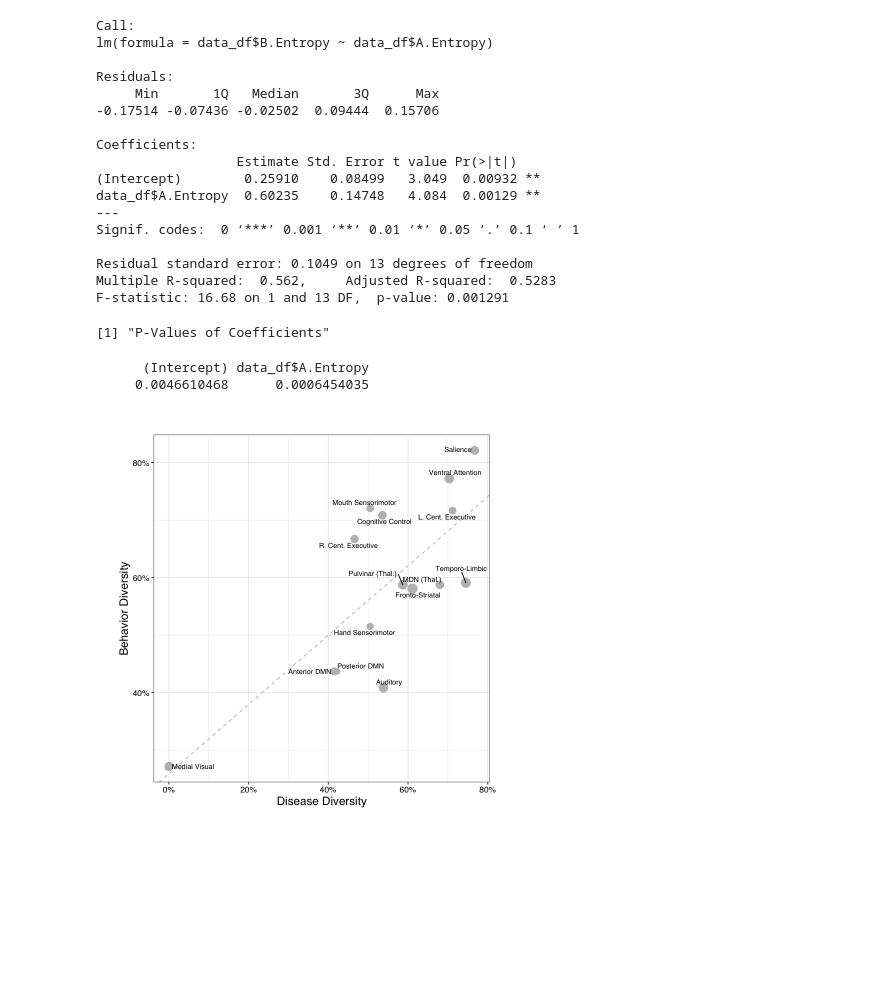
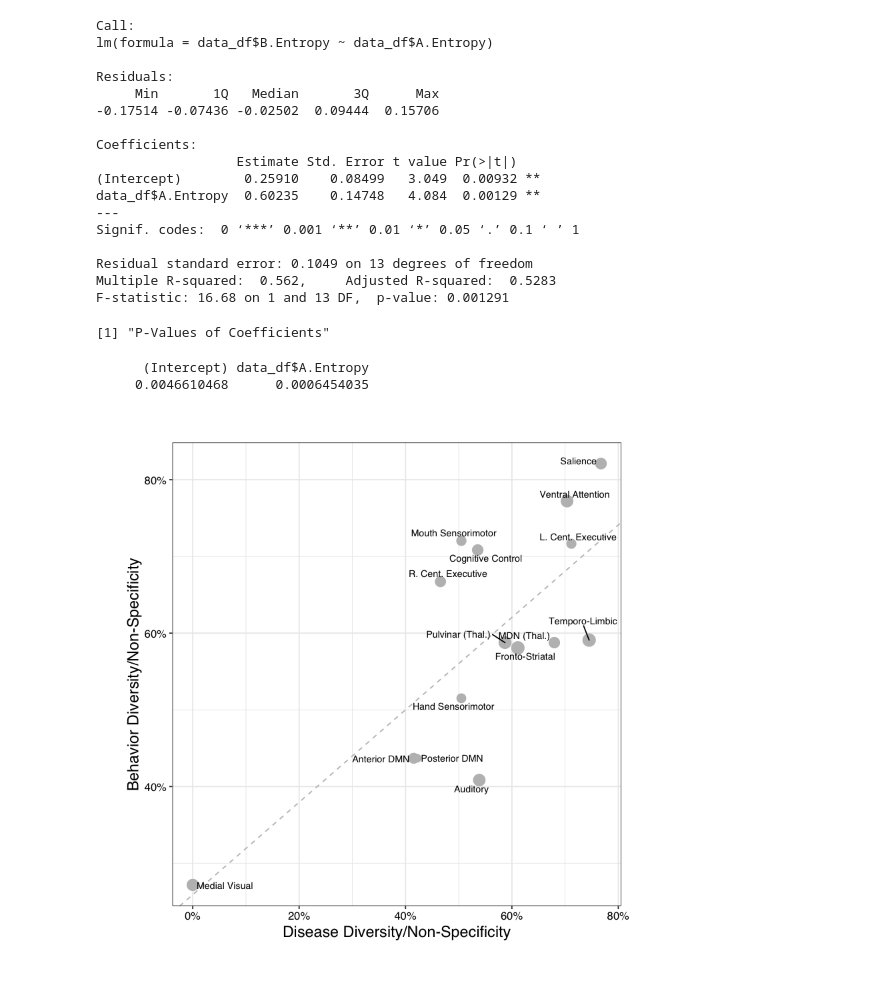
Before and after one commit to tvanasse/brainmap_structure_function_2020, a Jupyter notebook: linear_model.ipynb, the cells around one changed output. Drawn from its saved outputs; the diff is of its cells as text; code cells hidden in the pictures; blank space fills up the shorter version.

```diff
--- a/linear_model.ipynb
+++ b/linear_model.ipynb
@@ -49,8 +47,8 @@ p <- p + geom_abline(intercept = lm$coefficients[1], slope = lm$coefficients[2],
   p <- p + geom_point(aes(size = data_df$r),colour="gray",show.legend=FALSE) +
     scale_size_continuous(range=c(3,5)) + #size points according to correlation
     geom_text_repel(aes(label=data_df$Labels), size = 3, family="Helvetica") + #add data labels without overlap
-    ylab("Behavior Diversity") +
-    xlab("Disease Diversity") +
+    ylab("Behavior Diversity/Non-Specificity") +
+    xlab("Disease Diversity/Non-Specificity") +
     theme_bw() + #remove gray background
     #coord_fixed(ratio = 1) +
     #scale_color_gradient(low = "#0091ff", high = "#f0650e") +
@@ -59,34 +57,34 @@ p <- p + geom_abline(intercept = lm$coefficients[1], slope = lm$coefficients[2],
     scale_x_continuous(labels = scales::percent_format(accuracy = 1)) +
     theme(axis.text.x = element_text(color = "black", size = 10, face = "plain", family="Helvetica"),
           axis.text.y = element_text(color = "black", size = 10, face = "plain", family="Helvetica"),
           axis.title.x = element_text(color = "black", size = 14, face = "plain", family="Helvetica"),
           axis.title.y = element_text(color = "black", size = 14, face = "plain", family="Helvetica"))
 
 p
 
 ggsave(sprintf("%s/figures/linear_model_%sperc.png",cwd,threshold), width = 4.5, height = 4, units = "in", dpi = 500)
 # %% [output]
 Call:
 lm(formula = data_df$B.Entropy ~ data_df$A.Entropy)
 
 Residuals:
      Min       1Q   Median       3Q      Max
 -0.17514 -0.07436 -0.02502  0.09444  0.15706
 
 Coefficients:
                   Estimate Std. Error t value Pr(>|t|)
 (Intercept)        0.25910    0.08499   3.049  0.00932 **
 data_df$A.Entropy  0.60235    0.14748   4.084  0.00129 **
 ---
 Signif. codes:  0 ‘***’ 0.001 ‘**’ 0.01 ‘*’ 0.05 ‘.’ 0.1 ‘ ’ 1
 
 Residual standard error: 0.1049 on 13 degrees of freedom
 Multiple R-squared:  0.562,     Adjusted R-squared:  0.5283
 F-statistic: 16.68 on 1 and 13 DF,  p-value: 0.001291
 [1] "P-Values of Coefficients"
       (Intercept) data_df$A.Entropy
      0.0046610468      0.0006454035
-[figure, old version]
+[figure, new version]
 # %%
 # create linear model (without medial visual)
 data_df <- data_df[-c(5), ]
```
Also changed, not shown: parts of 2 cells of this notebook, 14 other files.
